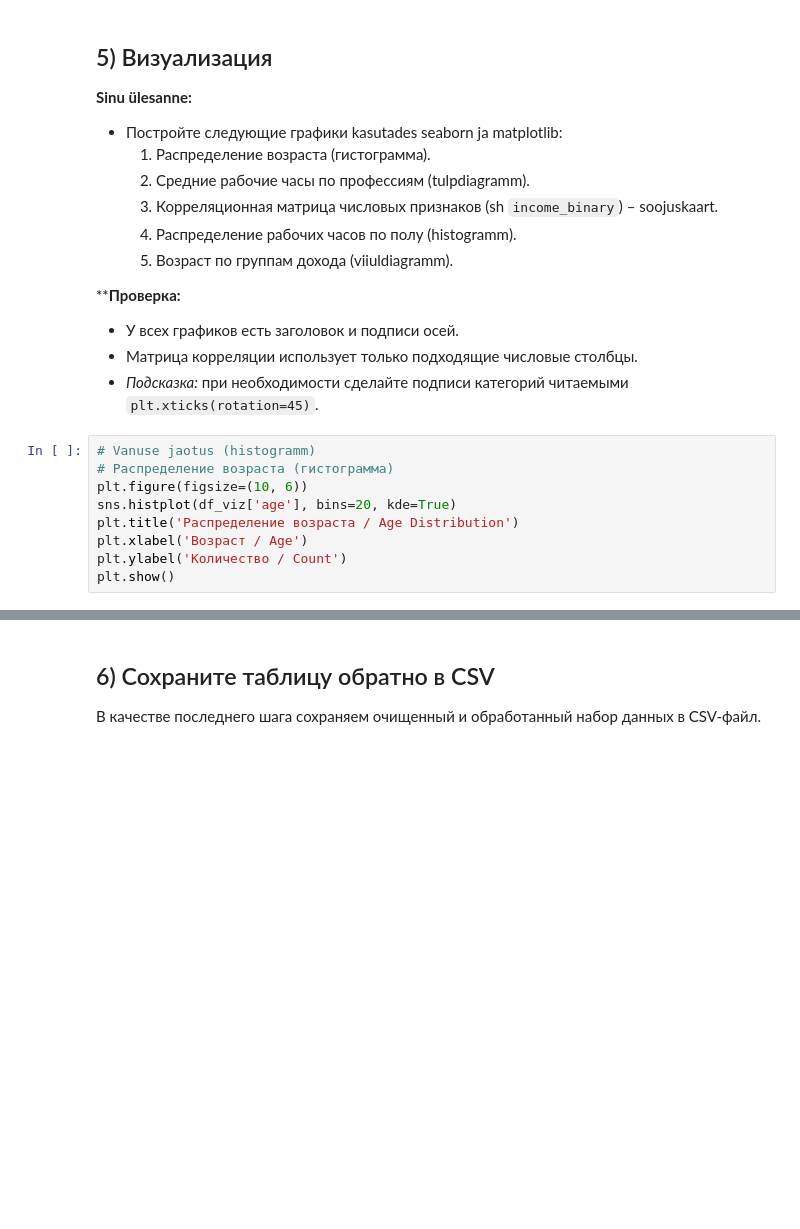
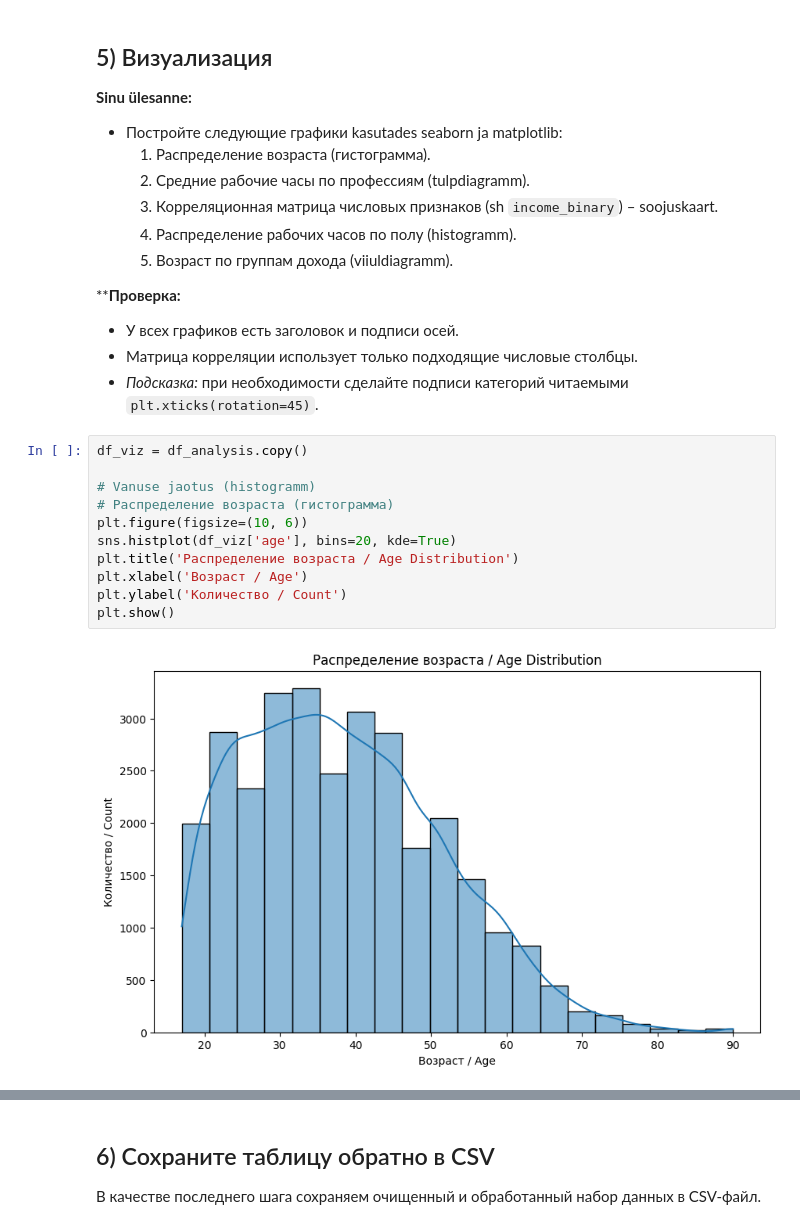
Before and after one commit to sapsan14/ml-course-2026, a Jupyter notebook: ex3/EX03_adults_RU.ipynb, the cells around one changed output, grey strips where cells are left out. Saved outputs shown, nothing was run; the diff lists cells and outputs as text; blank space fills up the shorter version.

```diff
--- a/ex3/EX03_adults_RU.ipynb
+++ b/ex3/EX03_adults_RU.ipynb
@@ -141,14 +164,18 @@ print(f"Avg age <=50K: {avg_age_under_50k:.2f}")
 - Матрица корреляции использует только подходящие числовые столбцы.
 - *Подсказка:* при необходимости сделайте подписи категорий читаемыми `plt.xticks(rotation=45)`.
 # %%
+df_viz = df_analysis.copy()
+
 # Vanuse jaotus (histogramm)
 # Распределение возраста (гистограмма)
 plt.figure(figsize=(10, 6))
 sns.histplot(df_viz['age'], bins=20, kde=True)
 plt.title('Распределение возраста / Age Distribution')
 plt.xlabel('Возраст / Age')
 plt.ylabel('Количество / Count')
 plt.show()
+# %% [output]
+[figure, added]
 # %%
 # Keskmised töötunnid ametite lõikes (tulpdiagramm)
 # Средние рабочие часы по профессиям (столбчатая диаграмма)
```
Also changed, not shown: parts of 8 cells of this notebook, 5 other files.
